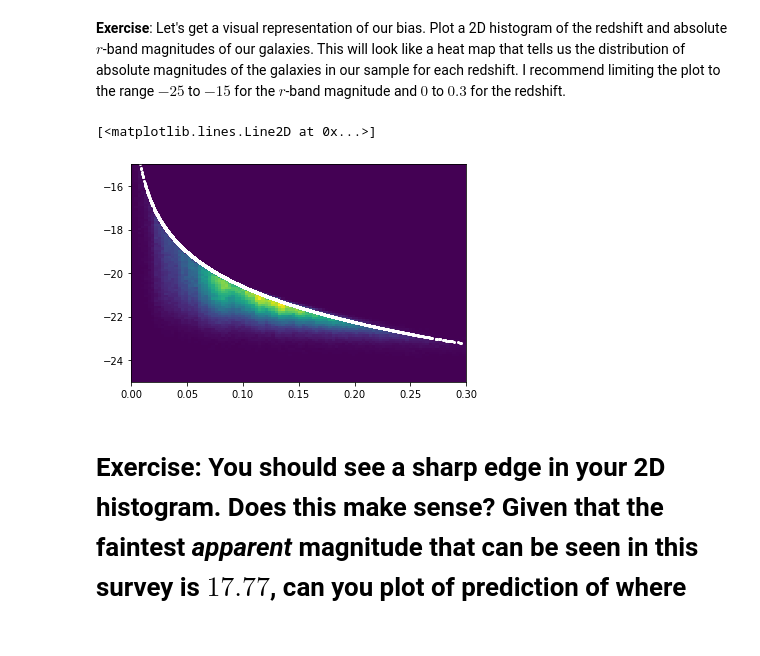
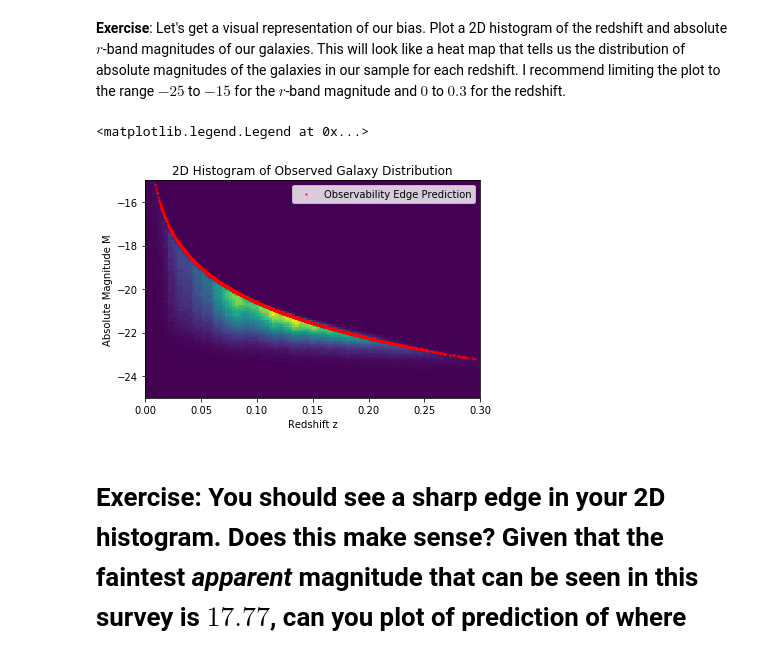
Before and after one commit to katiesavarc/DataSci_Lab, a Jupyter notebook: CodingLab04/CodingLab04_LuminosityFunctions.ipynb, the cells around one changed output. Drawn from its saved outputs; the diff is of its cells as text; code cells hidden in the pictures.

```diff
--- a/CodingLab04/CodingLab04_LuminosityFunctions.ipynb
+++ b/CodingLab04/CodingLab04_LuminosityFunctions.ipynb
@@ -265,14 +266,18 @@ M_faintest = m_faintest - 5*np.log10(1e6*Dl/10)
 # %%
 ## Your code here
 #Plot the 2D histogram of redshift and absolute magnitude
 range_vals = [[0, 0.3],[-25, -15]]
 [hist_vals, xedges, yedges, image] = plt.hist2d(z, M, bins = 100, range = range_vals)
 
 #Overlay the edge prediction curve
 sparse_number = 100 #Plot only every n-th element in the arrays since matplotlib has a limit for array size
-plt.plot(z_limited_range[0::sparse_number], M_faintest[0::sparse_number], 'wo', markersize=1)
+plt.plot(z_limited_range[0::sparse_number], M_faintest[0::sparse_number], 'ro', markersize=1, label='Observability Edge Prediction')
+plt.title('2D Histogram of Observed Galaxy Distribution')
+plt.xlabel('Redshift z')
+plt.ylabel('Absolute Magnitude M')
+plt.legend()
 # %% [output]
-[<matplotlib.lines.Line2D at 0x...>]
+<matplotlib.legend.Legend at 0x...>
-[figure, old version]
+[figure, new version]
 # %% [markdown]
 # __Exercise__: You should see a sharp edge in your 2D histogram. Does this make sense? Given that the faintest *apparent* magnitude that can be seen in this survey is $17.77$, can you plot of prediction of where this edge ought to be? If you like, you can reproduce the plot above and overlay your curve.
```
Also changed, not shown: parts of 10 cells of this notebook.
